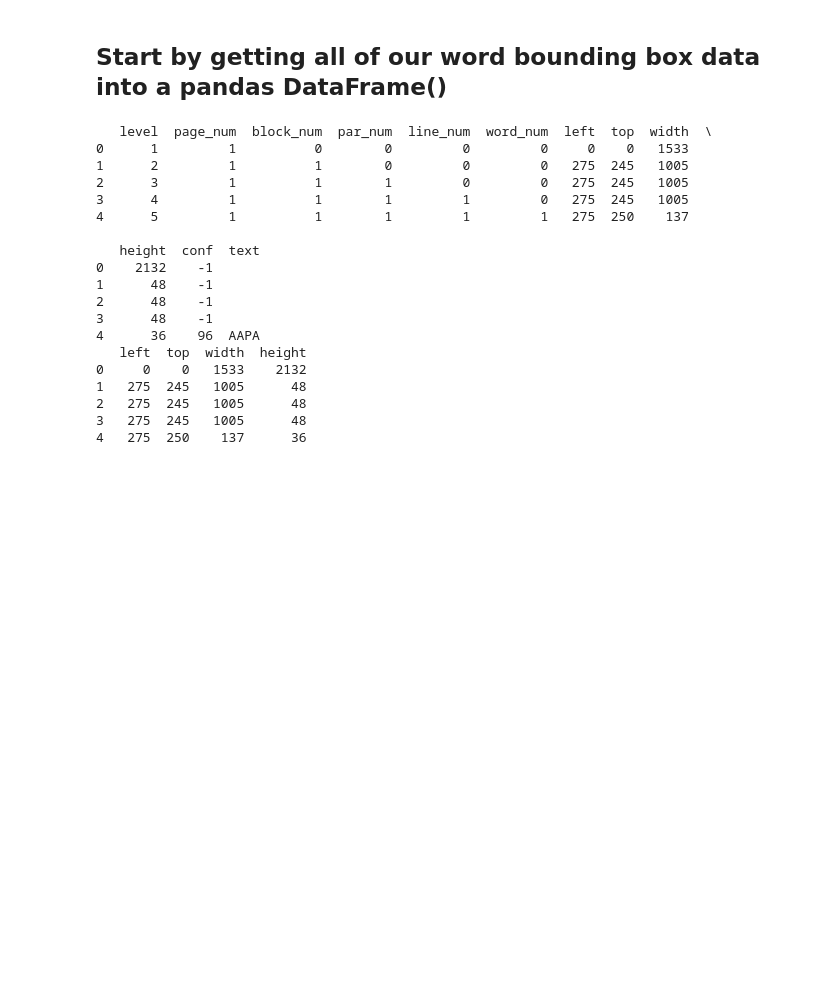
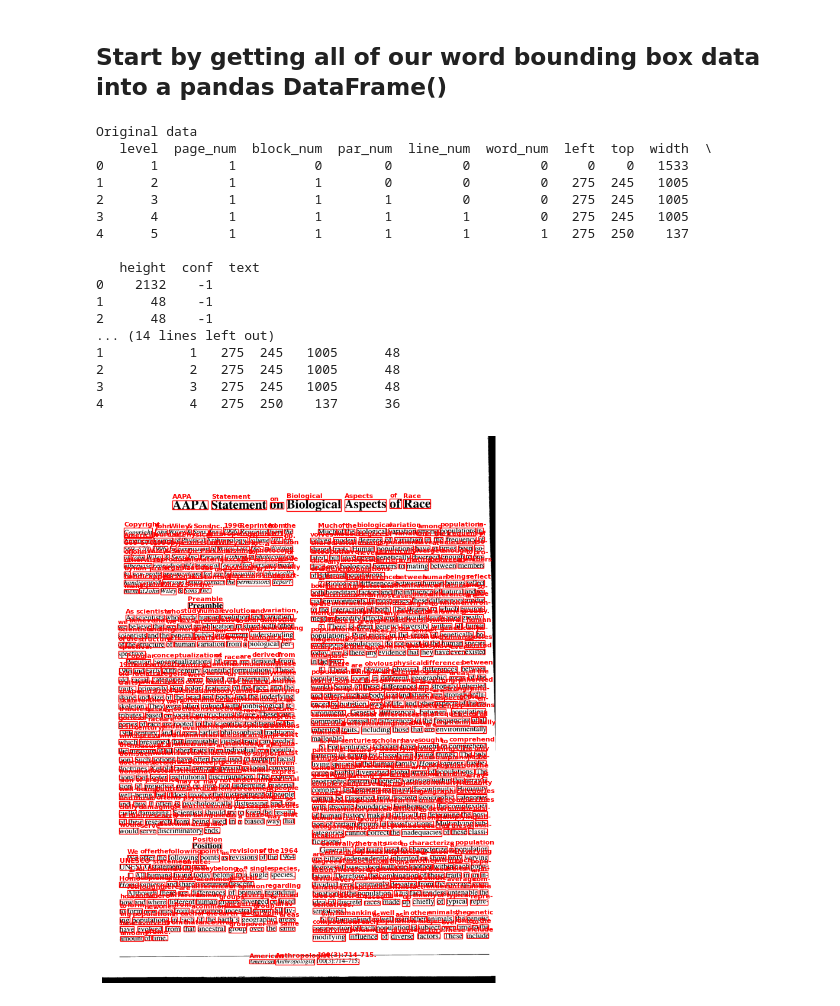
Before and after one commit to JonathanPLev/BeginnerProjectFallQuarter2025, a Jupyter notebook: python_notebooks/wordBoxesToSentenceBoxes.ipynb, the cells around one changed output. Saved outputs shown, nothing was run; the diff lists cells and outputs as text; code cells hidden in the pictures; blank space fills up the shorter version.

Commit message:
word box to sentence

```diff
--- a/python_notebooks/wordBoxesToSentenceBoxes.ipynb
+++ b/python_notebooks/wordBoxesToSentenceBoxes.ipynb
@@ -43,30 +45,72 @@ pages[0].save('output_page1.png','PNG') #save PIL Image to disk as a PNG so that
 # %%
 
 img = cv2.imread('output_page1.png')
+img_rgb = cv2.cvtColor(img, cv2.COLOR_BGR2RGB)
+
+
 data = pytesseract.image_to_data(img, output_type=Output.DICT)
 
 df = pd.DataFrame(data)
 df_NeededData = df[['left','top','width','height']]
-print(df.head())
-print(df_NeededData.head())
+
+print("Original data")
+print(df.head()) #table with original data (all headers)
+print()
+
+print("Needed data")
+print(df_NeededData.head()) #data with only the headers we want (left, top, width, height)
+print()
+
+df_NeededData.to_csv('data.csv') #converts data into a csv file called data.csv
+df_csv = pd.read_csv('data.csv') #gives us a variable that we can call to work with the data in the csv file
+
+print("CSV data")
+print(df_csv.head())
+print()
+
+
+
+
+#plot the pdf with bounding boxes
+fig, ax = plt.subplots(figsize=(12, 12))
+ax.imshow(img_rgb)
+
+# Draw bounding boxes from your DataFrame
+for idx, row in df.iterrows():
+    # Only draw boxes for detected words (optional: filter by confidence)
+    if row['conf'] > 0 and isinstance(row['text'], str) and row['text'].strip() != '':
+        rect = patches.Rectangle(
+            (row['left'], row['top']),
+            row['width'],
+            row['height'],
+            linewidth=1,
+            edgecolor='red',
+            facecolor='none'
+        )
+        ax.add_patch(rect)
+        # Optionally, add the word as a label
+        ax.text(row['left'], row['top'] - 5, row['text'], color='red', fontsize=8, weight='bold')
+
+plt.axis('off')
+plt.show()
+#done with plot logic ---------------------------------------------
 # %% [output]
+Original data
    level  page_num  block_num  par_num  line_num  word_num  left  top  width  \
 0      1         1          0        0         0         0     0    0   1533
 1      2         1          1        0         0         0   275  245   1005
 2      3         1          1        1         0         0   275  245   1005
 3      4         1          1        1         1         0   275  245   1005
 4      5         1          1        1         1         1   275  250    137
 
    height  conf  text
 0    2132    -1
 1      48    -1
 2      48    -1
-3      48    -1
-4      36    96  AAPA
-   left  top  width  height
-0     0    0   1533    2132
-1   275  245   1005      48
-2   275  245   1005      48
-3   275  245   1005      48
-4   275  250    137      36
+... (14 lines left out)
+1           1   275  245   1005      48
+2           2   275  245   1005      48
+3           3   275  245   1005      48
+4           4   275  250    137      36
+[figure, added]
 # %%
```
Also changed, not shown: parts of 3 cells of this notebook.
